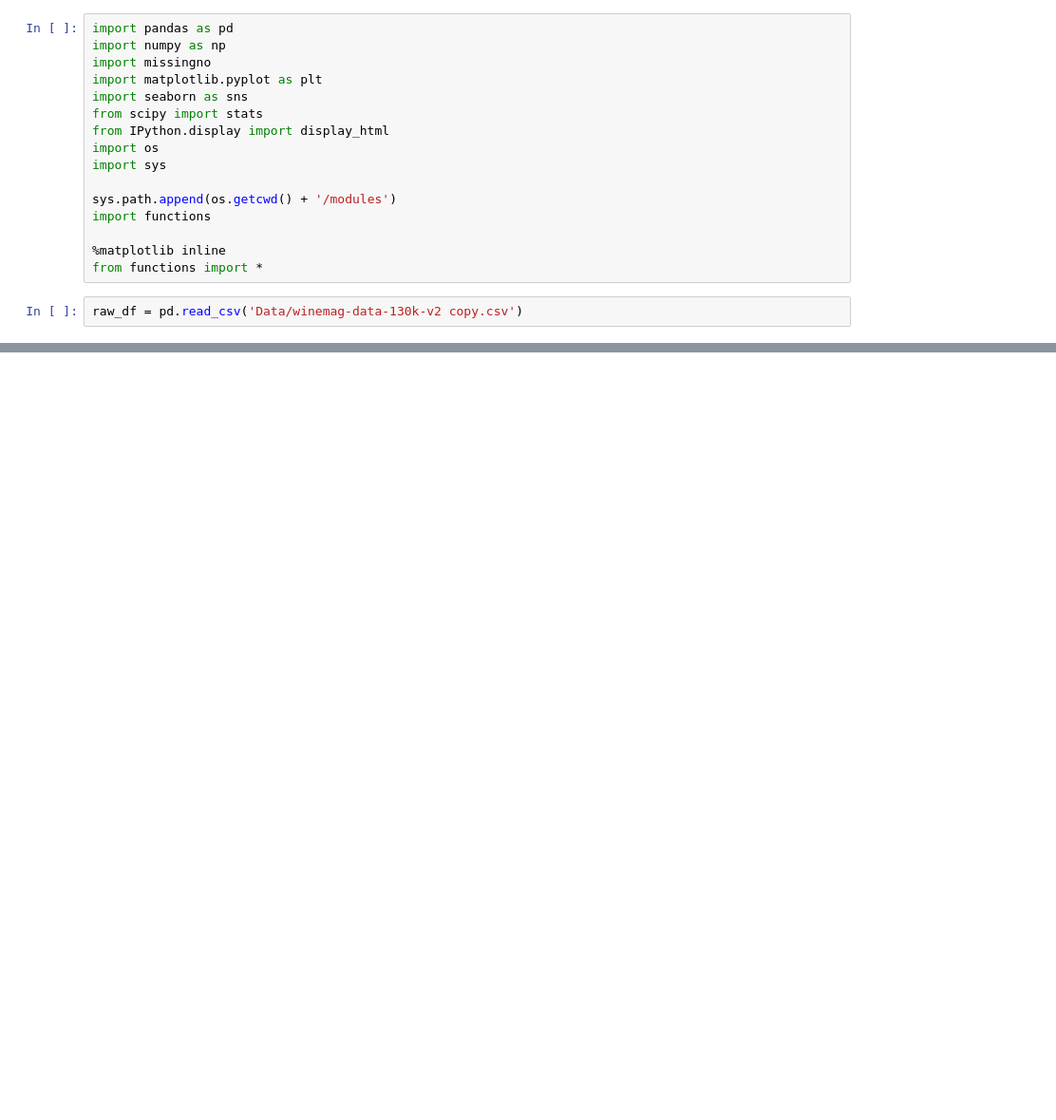
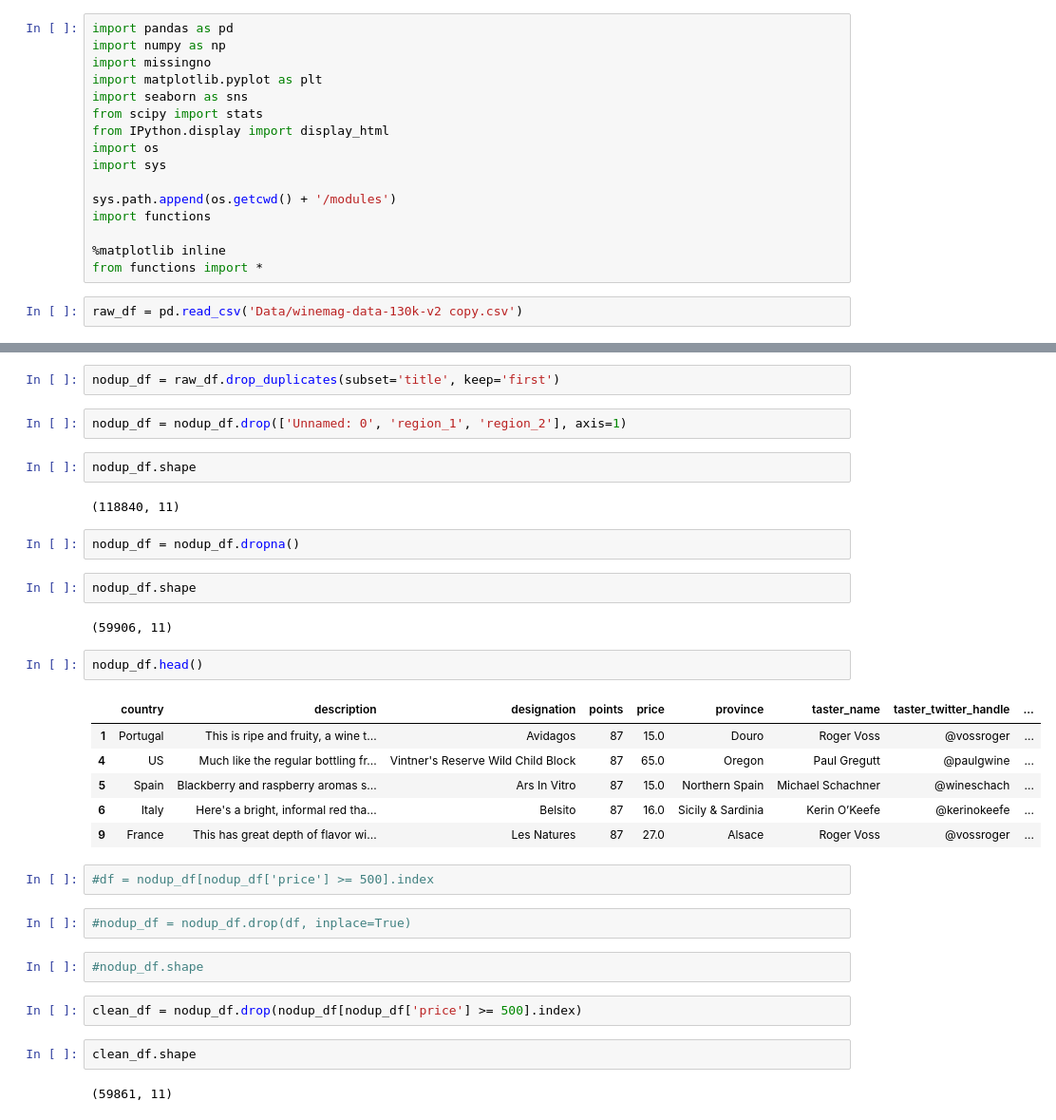
Before and after one commit to thespud56/Wine_Predictions, a Jupyter notebook: Wine_Analysis.ipynb, the cells around one changed output, grey strips where cells are left out. Shown at 95% size. Cells and saved outputs as stored; diff of their text form; blank space fills up the shorter version.

```diff
--- a/Wine_Analysis.ipynb
+++ b/Wine_Analysis.ipynb
@@ -22,0 +19,35 @@ ValueError: No axis named 1 for object type <class 'type'>
+# %%
+nodup_df = raw_df.drop_duplicates(subset='title', keep='first')
+# %%
+nodup_df = nodup_df.drop(['Unnamed: 0', 'region_1', 'region_2'], axis=1)
+# %%
+nodup_df.shape
+# %% [output]
+(118840, 11)
+# %%
+nodup_df = nodup_df.dropna()
+# %%
+nodup_df.shape
+# %% [output]
+(59906, 11)
+# %%
+nodup_df.head()
+# %% [output]
+|  | country | description | designation | points | price | province | taster_name | taster_twitter_handle | ... |
+| 1 | Portugal | This is ripe and fruity, a wine t... | Avidagos | 87 | 15.0 | Douro | Roger Voss | @vossroger | ... |
+| 4 | US | Much like the regular bottling fr... | Vintner's Reserve Wild Child Block | 87 | 65.0 | Oregon | Paul Gregutt | @paulgwine | ... |
+| 5 | Spain | Blackberry and raspberry aromas s... | Ars In Vitro | 87 | 15.0 | Northern Spain | Michael Schachner | @wineschach | ... |
+| 6 | Italy | Here's a bright, informal red tha... | Belsito | 87 | 16.0 | Sicily & Sardinia | Kerin O’Keefe | @kerinokeefe | ... |
+| 9 | France | This has great depth of flavor wi... | Les Natures | 87 | 27.0 | Alsace | Roger Voss | @vossroger | ... |
+# %%
+#df = nodup_df[nodup_df['price'] >= 500].index
+# %%
+#nodup_df = nodup_df.drop(df, inplace=True)
+# %%
+#nodup_df.shape
+# %%
+clean_df = nodup_df.drop(nodup_df[nodup_df['price'] >= 500].index)
+# %%
+clean_df.shape
+# %% [output]
+(59861, 11)
```
Also changed, not shown: parts of 20 cells of this notebook, 1 other file.
